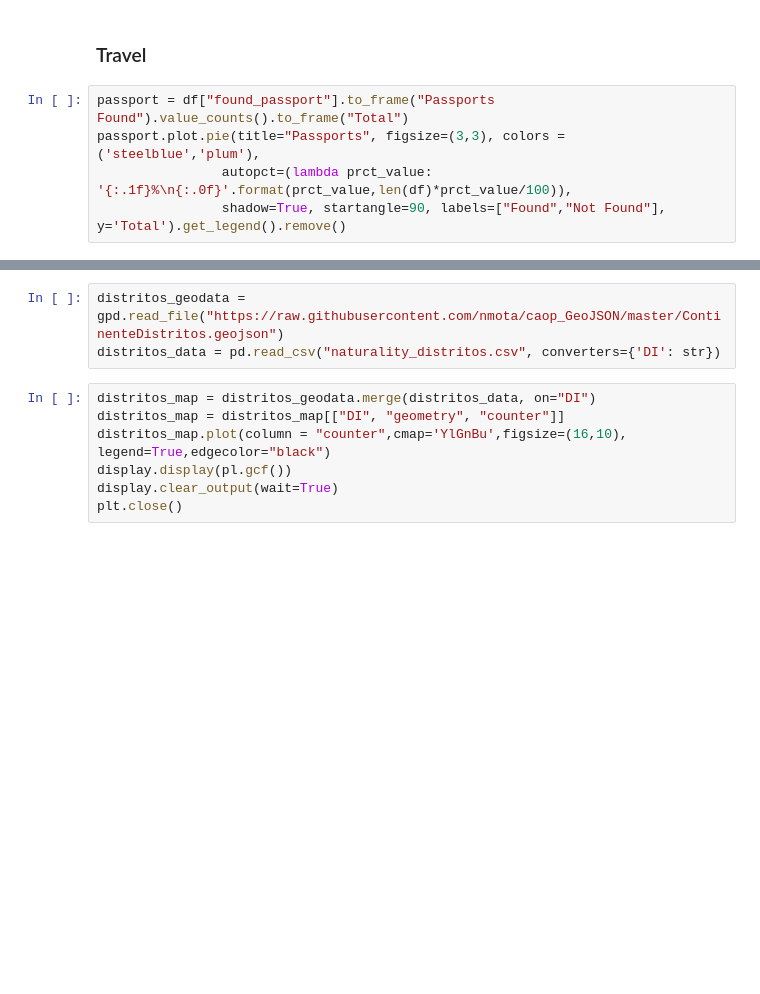
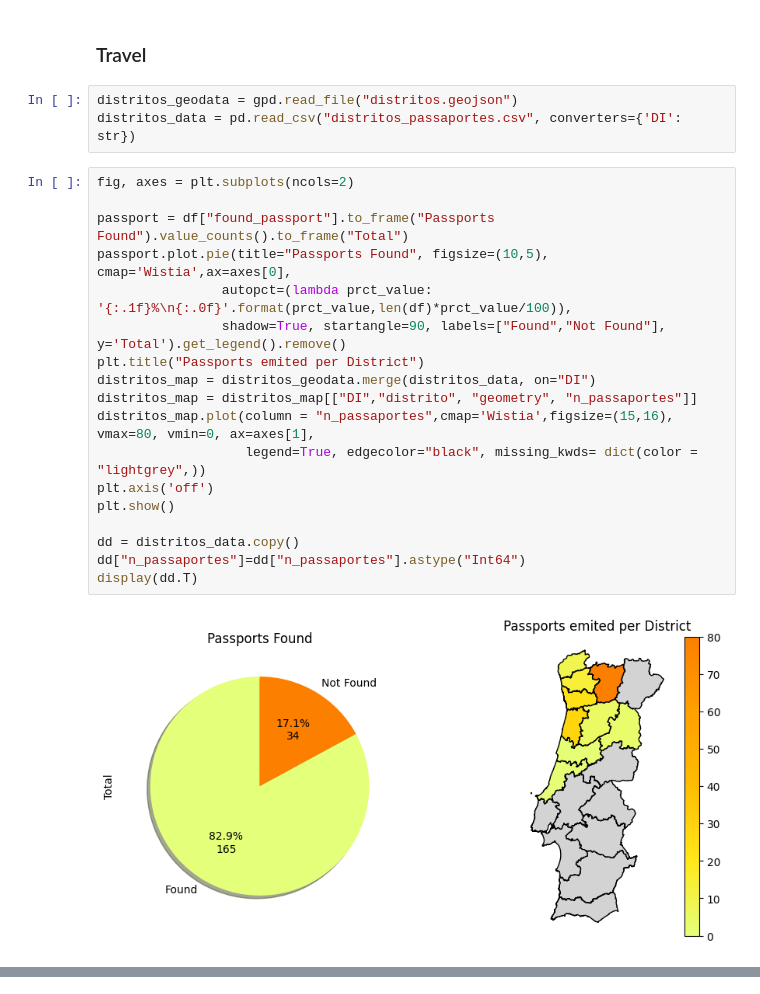
Before and after one commit to luamz/migration-data-analysis, a Jupyter notebook: atrato/portuguese_migrants.ipynb, the cells around one changed output, grey strips where cells are left out. Cells and saved outputs as stored; diff of their text form; blank space fills up the shorter version.

Commit message:
Passport map  analysis

```diff
--- a/atrato/portuguese_migrants.ipynb
+++ b/atrato/portuguese_migrants.ipynb
@@ -24,7 +26,25 @@ gender.plot.pie(title="Gender Distribution", figsize=(3,3), colors = ['green','r
 # %% [markdown]
 ### Travel
+# %%
+distritos_geodata = gpd.read_file("distritos.geojson")
+distritos_data = pd.read_csv("distritos_passaportes.csv", converters={'DI': str})
 # %%
+fig, axes = plt.subplots(ncols=2)
+
 passport = df["found_passport"].to_frame("Passports Found").value_counts().to_frame("Total")
-passport.plot.pie(title="Passports", figsize=(3,3), colors = ('steelblue','plum'),
+passport.plot.pie(title="Passports Found", figsize=(10,5), cmap='Wistia',ax=axes[0],
                 autopct=(lambda prct_value: '{:.1f}%\n{:.0f}'.format(prct_value,len(df)*prct_value/100)),
                 shadow=True, startangle=90, labels=["Found","Not Found"], y='Total').get_legend().remove()
+plt.title("Passports emited per District")
+distritos_map = distritos_geodata.merge(distritos_data, on="DI")
+distritos_map = distritos_map[["DI","distrito", "geometry", "n_passaportes"]]
+distritos_map.plot(column = "n_passaportes",cmap='Wistia',figsize=(15,16), vmax=80, vmin=0, ax=axes[1],
+                   legend=True, edgecolor="black", missing_kwds= dict(color = "lightgrey",))
+plt.axis('off')
+plt.show()
+
+dd = distritos_data.copy()
+dd["n_passaportes"]=dd["n_passaportes"].astype("Int64")
+display(dd.T)
+# %% [output]
+[figure, added]
@@ -31,10 +54,0 @@ passport.plot.pie(title="Passports", figsize=(3,3), colors = ('steelblue','plum'
-# %%
-distritos_geodata = gpd.read_file("https://raw.githubusercontent.com/nmota/caop_GeoJSON/master/ContinenteDistritos.geojson")
-distritos_data = pd.read_csv("naturality_distritos.csv", converters={'DI': str})
-# %%
-distritos_map = distritos_geodata.merge(distritos_data, on="DI")
-distritos_map = distritos_map[["DI", "geometry", "counter"]]
-distritos_map.plot(column = "counter",cmap='YlGnBu',figsize=(16,10),  legend=True,edgecolor="black")
-display.display(pl.gcf())
-display.clear_output(wait=True)
-plt.close()
```
Also changed, not shown: parts of 3 cells of this notebook, 3 other files.
